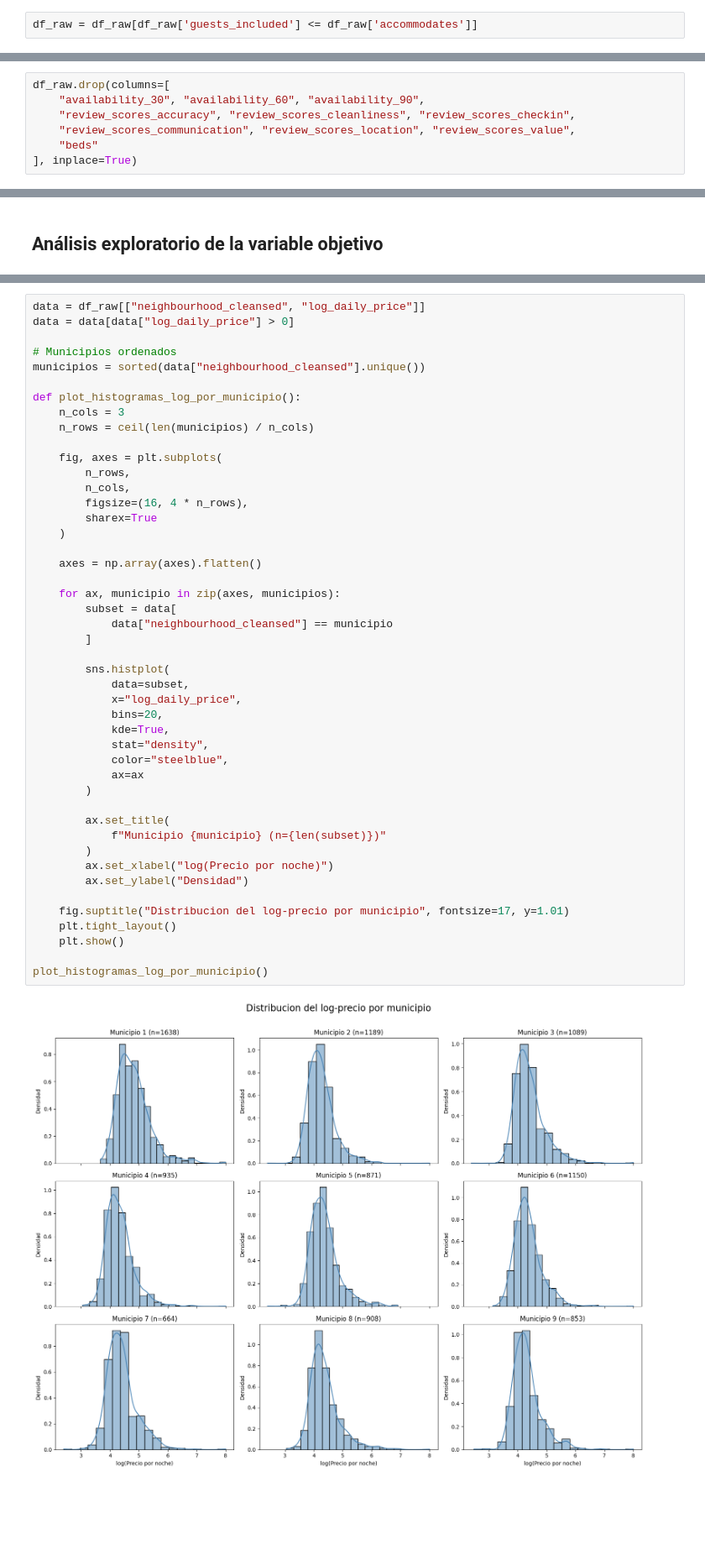
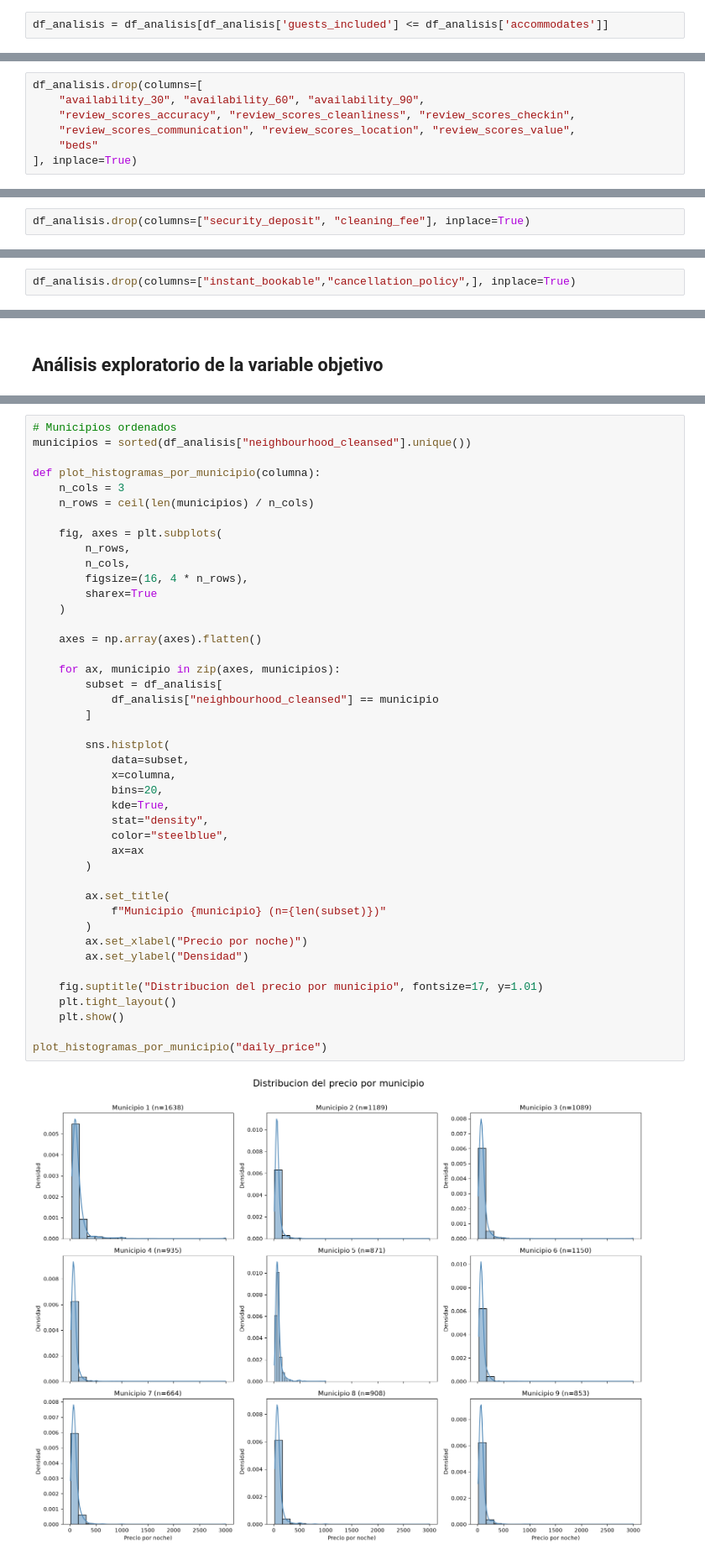
Before and after one commit to santidrelew/tp-mpg, a Jupyter notebook: notebooks/01_EDA.ipynb, the cells around one changed output, grey strips where cells are left out. Shown at 84% size. Cells and saved outputs as stored; diff of their text form; blank space fills up the shorter version.

```diff
--- a/notebooks/01_EDA.ipynb
+++ b/notebooks/01_EDA.ipynb
@@ -407,7 +410,7 @@ Cantidad de registros con inconsistencia lógica (guests_included > accommodates
 # %% [markdown]
 Eliminamos estas filas, ya que representan una contradiccion: una propiedad no puede cobrar un precio base por una cantidad de huespedes que fisicamente no entran en la propiedad.
 # %%
-df_raw = df_raw[df_raw['guests_included'] <= df_raw['accommodates']]
+df_analisis = df_analisis[df_analisis['guests_included'] <= df_analisis['accommodates']]
 # %% [markdown]
 ### MATRIZ DE CORRELACION
 # %%
@@ -443,7 +446,7 @@ A partir de este analisis, eliminaremos de nuestro modelo las siguientes variabl
 * review_scores_accuracy, review_scores_cleanliness, review_scores_checkin, review_scores_communication, review_scores_location, review_scores_value: Todas estas metricas presentan bloques de correlacion muy elevados entre si (tonos anaranjados/rojos fuertes). Los huespedes tienden a calificar de manera globalmente similar todos los rubros, por lo que incluirlos a todos nos deja informacion repetida.
 * beds: las variables accomodates, bedrooms, bathrooms y beds tienen correlacion entre si, pero consideramos que beds y accomodates tienen la mayor correlacion, por lo que eliminaremos la primera para nuestro modelo.
 # %%
-df_raw.drop(columns=[
+df_analisis.drop(columns=[
     "availability_30", "availability_60", "availability_90",
     "review_scores_accuracy", "review_scores_cleanliness", "review_scores_checkin",
     "review_scores_communication", "review_scores_location", "review_scores_value",
@@ -500,3 +495,5 @@ CONDS_RESERVA = ["guests_included", "minimum_nights"]
+# %%
+df_analisis.drop(columns=["security_deposit", "cleaning_fee"], inplace=True)
 # %% [markdown]
 ### 5) Disponibilidad
 # %% [markdown]
@@ -526,6 +519,8 @@ REVIEWS = ["number_of_reviews", "review_scores_rating"]
 - ❌**`cancellation_policy`**: Tipo de política de cancelación establecida por el anfitrión.
 - ❌**`require_guest_profile_picture`**: Indica si se exige que el huésped tenga una foto de perfil.
 - ❌**`require_guest_phone_verification`**: Indica si se exige que el huésped tenga su número telefónico verificado.
+# %%
+df_analisis.drop(columns=["instant_bookable","cancellation_policy",], inplace=True)
 # %% [markdown]
 ### 8) Servicios y comodidades
 # %% [markdown]
@@ -760,48 +737,45 @@ df_raw["log_daily_price"] = np.log1p(df_raw["daily_price"]) # log(1+x) para que
 # %%
-data = df_raw[["neighbourhood_cleansed", "log_daily_price"]]
-data = data[data["log_daily_price"] > 0]
+# Municipios ordenados
+municipios = sorted(df_analisis["neighbourhood_cleansed"].unique())
 
-# Municipios ordenados
-municipios = sorted(data["neighbourhood_cleansed"].unique())
-
-def plot_histogramas_log_por_municipio():
+def plot_histogramas_por_municipio(columna):
     n_cols = 3
     n_rows = ceil(len(municipios) / n_cols)
 
     fig, axes = plt.subplots(
         n_rows,
         n_cols,
         figsize=(16, 4 * n_rows),
         sharex=True
     )
 
     axes = np.array(axes).flatten()
 
     for ax, municipio in zip(axes, municipios):
-        subset = data[
-            data["neighbourhood_cleansed"] == municipio
+        subset = df_analisis[
+            df_analisis["neighbourhood_cleansed"] == municipio
         ]
 
         sns.histplot(
             data=subset,
-            x="log_daily_price",
+            x=columna,
             bins=20,
             kde=True,
             stat="density",
             color="steelblue",
             ax=ax
         )
 
         ax.set_title(
             f"Municipio {municipio} (n={len(subset)})"
         )
-        ax.set_xlabel("log(Precio por noche)")
+        ax.set_xlabel("Precio por noche)")
         ax.set_ylabel("Densidad")
 
-    fig.suptitle("Distribucion del log-precio por municipio", fontsize=17, y=1.01)
+    fig.suptitle("Distribucion del precio por municipio", fontsize=17, y=1.01)
     plt.tight_layout()
     plt.show()
 
-plot_histogramas_log_por_municipio()
+plot_histogramas_por_municipio("daily_price")
 # %% [output]
-[figure, old version]
+[figure, new version]
```
Also changed, not shown: parts of 43 cells of this notebook, 13 other files.
